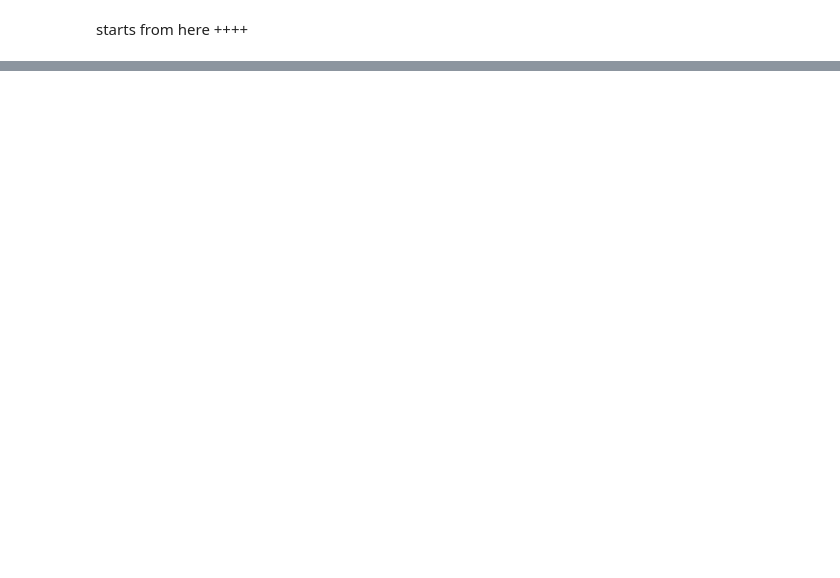
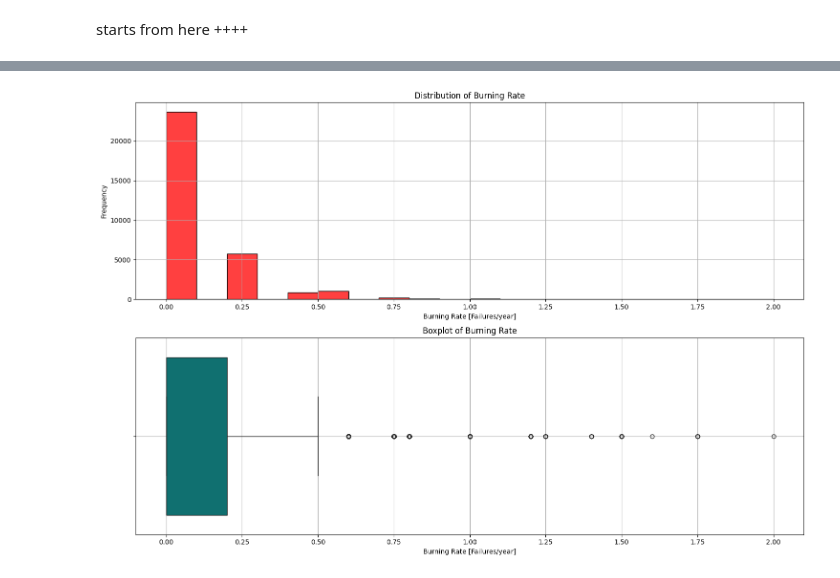
Before and after one commit to pawankalyan22k/Predictive-maintanance-of-Distribution-Transformers-, a Jupyter notebook: Predictive_Maintainance_of_Transformers.ipynb, the cells around one changed output, grey strips where cells are left out. Drawn from its saved outputs; the diff is of its cells as text; code cells hidden in the pictures; blank space fills up the shorter version.

```diff
--- a/Predictive_Maintainance_of_Transformers.ipynb
+++ b/Predictive_Maintainance_of_Transformers.ipynb
@@ -628,0 +414,23 @@ plt.show()
+# %%
+#Burning rate [Failures/year]
+
+fig,axs=plt.subplots(2,1,figsize=(15,10))
+
+#Hisplotaxs[0]
+sns.histplot(df['Burning rate  [Failures/year]'], kde=False, bins=20, color='red',ax=axs[0])
+axs[0].set_title('Distribution of Burning Rate')
+axs[0].set_xlabel('Burning Rate [Failures/year]')
+axs[0].set_ylabel('Frequency')
+axs[0].grid(True)
+
+
+# Boxplot
+sns.boxplot(x=df['Burning rate  [Failures/year]'], color='teal',ax=axs[1])
+axs[1].set_title('Boxplot of Burning Rate')
+axs[1].set_xlabel('Burning Rate [Failures/year]')
+axs[1].grid(True)
+
+plt.tight_layout()
+plt.show()
+# %% [output]
+[figure, added]
```
Also changed, not shown: parts of 58 cells of this notebook.
